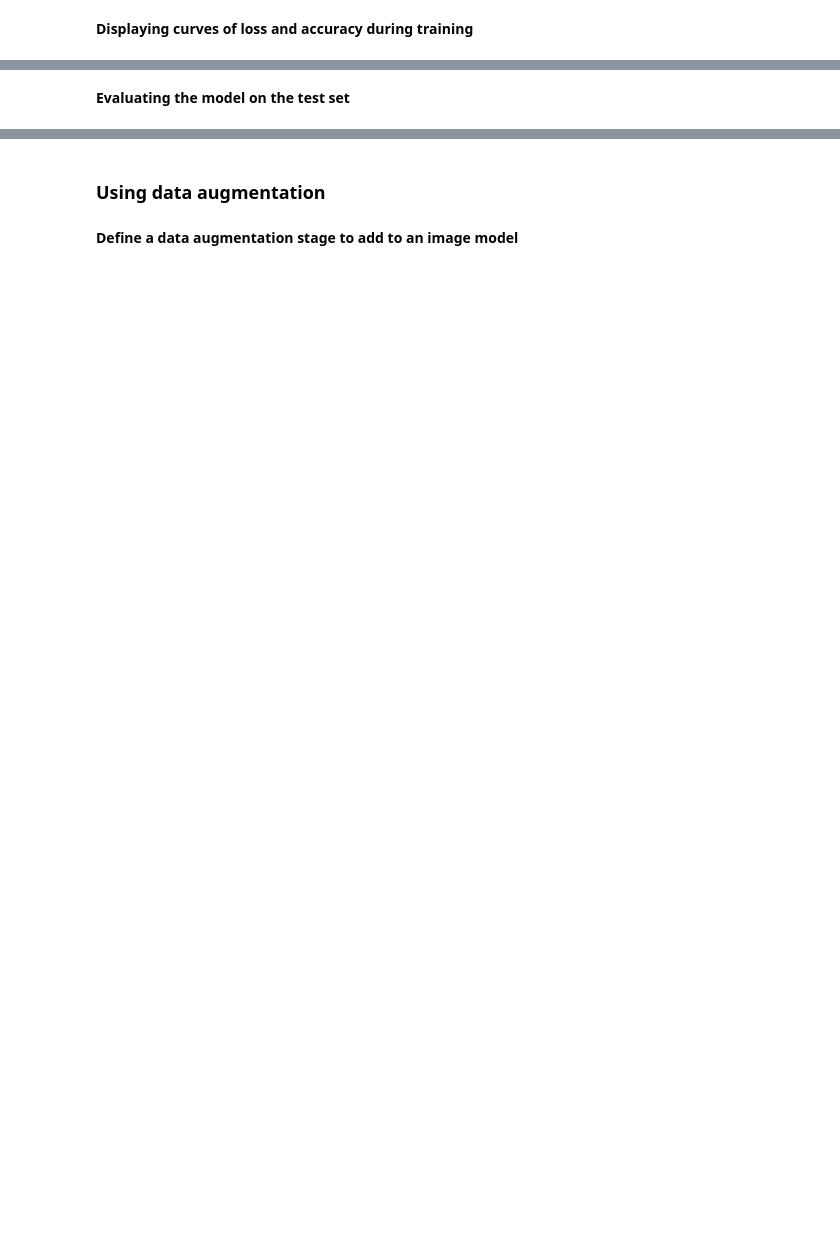
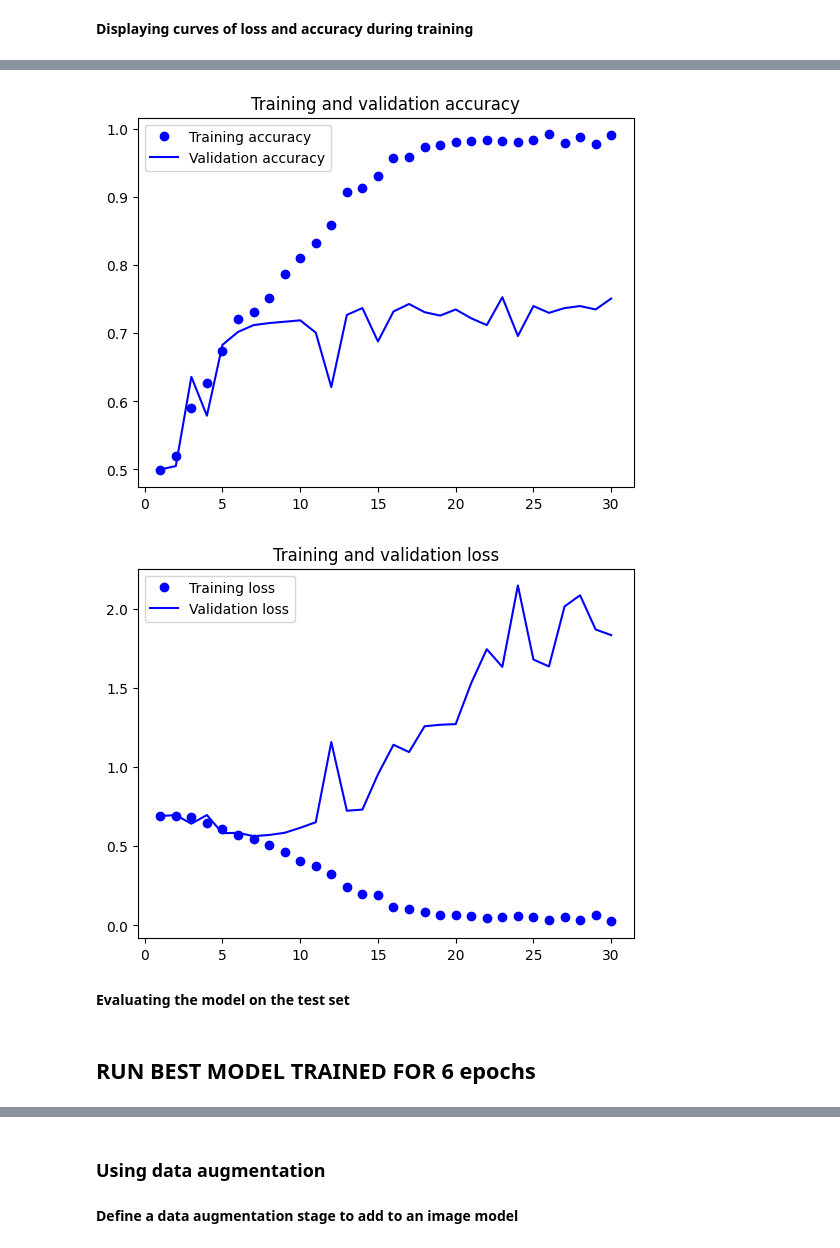
Before and after one commit to ftk1000/deep-learning-with-python-notebooks, a Jupyter notebook: chapter08_introCNN_VER2.ipynb, the cells around one changed output, grey strips where cells are left out. Saved outputs shown, nothing was run; the diff lists cells and outputs as text; code cells hidden in the pictures; blank space fills up the shorter version.

```diff
--- a/chapter08_introCNN_VER2.ipynb
+++ b/chapter08_introCNN_VER2.ipynb
@@ -204,3 +311,4 @@ model = keras.Model(inputs=inputs, outputs=outputs)
 # %%
 %%time
+model = get_cnn_model()
 model.summary()
@@ -284,19 +511,21 @@ history = model.fit(
 **Displaying curves of loss and accuracy during training**
 # %%
 %%time
-import matplotlib.pyplot as plt
-accuracy = history.history["accuracy"]
-val_accuracy = history.history["val_accuracy"]
-loss = history.history["loss"]
-val_loss = history.history["val_loss"]
-epochs = range(1, len(accuracy) + 1)
-plt.plot(epochs, accuracy, "bo", label="Training accuracy")
-plt.plot(epochs, val_accuracy, "b", label="Validation accuracy")
-plt.title("Training and validation accuracy")
-plt.legend()
-plt.figure()
-plt.plot(epochs, loss, "bo", label="Training loss")
-plt.plot(epochs, val_loss, "b", label="Validation loss")
-plt.title("Training and validation loss")
-plt.legend()
-plt.show()
+def show_plots_val_acc_n_loss(history):
+  import matplotlib.pyplot as plt
+  accuracy = history.history["accuracy"]
+  val_accuracy = history.history["val_accuracy"]
+  loss = history.history["loss"]
+  val_loss = history.history["val_loss"]
+  epochs = range(1, len(accuracy) + 1)
+  plt.plot(epochs, accuracy, "bo", label="Training accuracy")
+  plt.plot(epochs, val_accuracy, "b", label="Validation accuracy")
+  plt.title("Training and validation accuracy")
+  plt.legend()
+  plt.figure()
+  plt.plot(epochs, loss, "bo", label="Training loss")
+  plt.plot(epochs, val_loss, "b", label="Validation loss")
+  plt.title("Training and validation loss")
+  plt.legend()
+  plt.show()
+  return None
@@ -303,3 +535,8 @@ plt.show()
+# %%
+show_plots_val_acc_n_loss(history)
+# %% [output]
+[figure, added]
+[figure, added]
 # %% [markdown]
 **Evaluating the model on the test set**
 # %%
@@ -309,0 +547,2 @@ print(f"Test accuracy: {test_acc:.3f}")
+# %% [markdown]
+## RUN BEST MODEL TRAINED FOR 6 epochs
```
Also changed, not shown: parts of 54 cells of this notebook.
